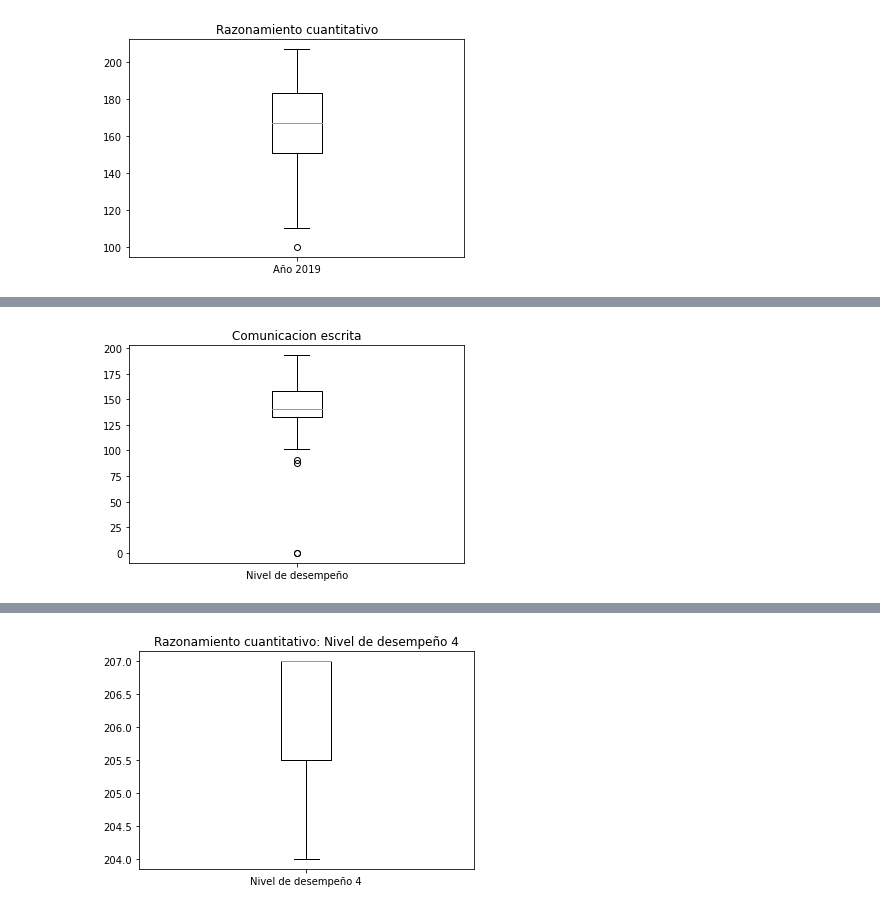
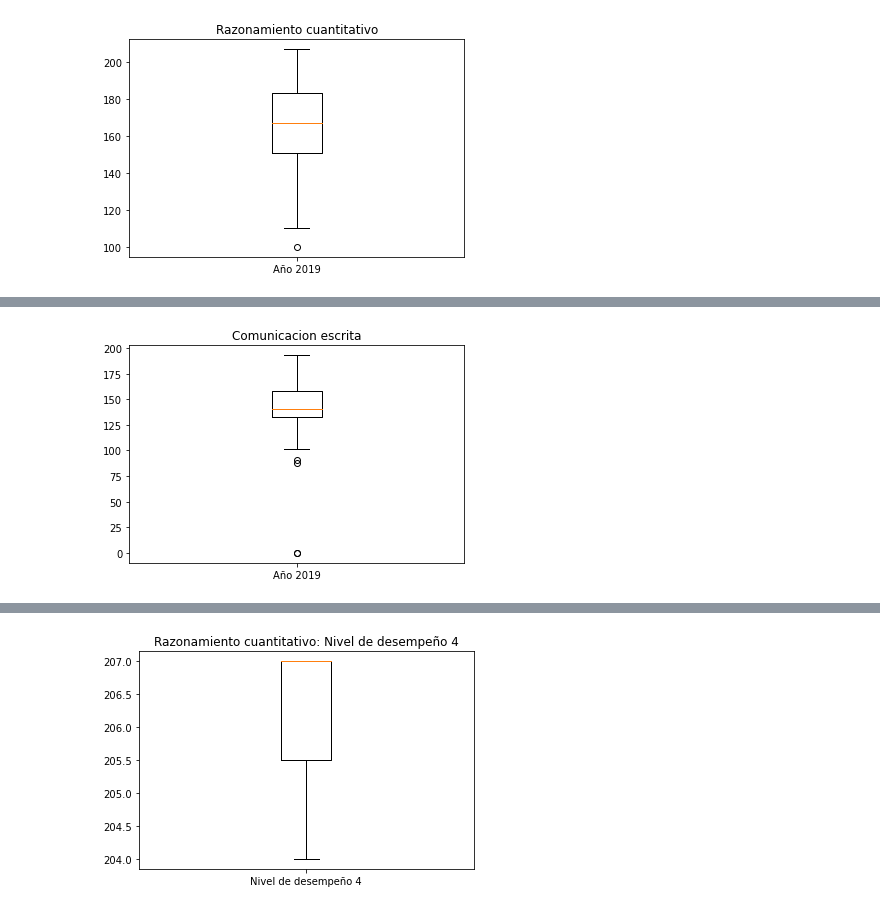
Before and after one commit to sebastianvelandia/visualizacion, a Jupyter notebook: Trabajo 1.ipynb, the cells around one changed output, grey strips where cells are left out. Cells and saved outputs as stored; diff of their text form; code cells hidden in the pictures.

```diff
--- a/Trabajo 1.ipynb
+++ b/Trabajo 1.ipynb
@@ -97,10 +97,10 @@ plt.show()
 # %%
 #Grafica de boxplot variable Comunicacion escrita
 y = df['MOD_COMUNI_ESCRITA_PUNT'][0:91]
 
 plt.boxplot(y)
 plt.title('Comunicacion escrita')
-plt.xticks([1],['Nivel de desempeño'])
+plt.xticks([1],['Año 2019'])
 plt.show()
 # %% [output]
-[figure, old version]
+[figure, new version]
```
Also changed, not shown: parts of 8 cells of this notebook.
